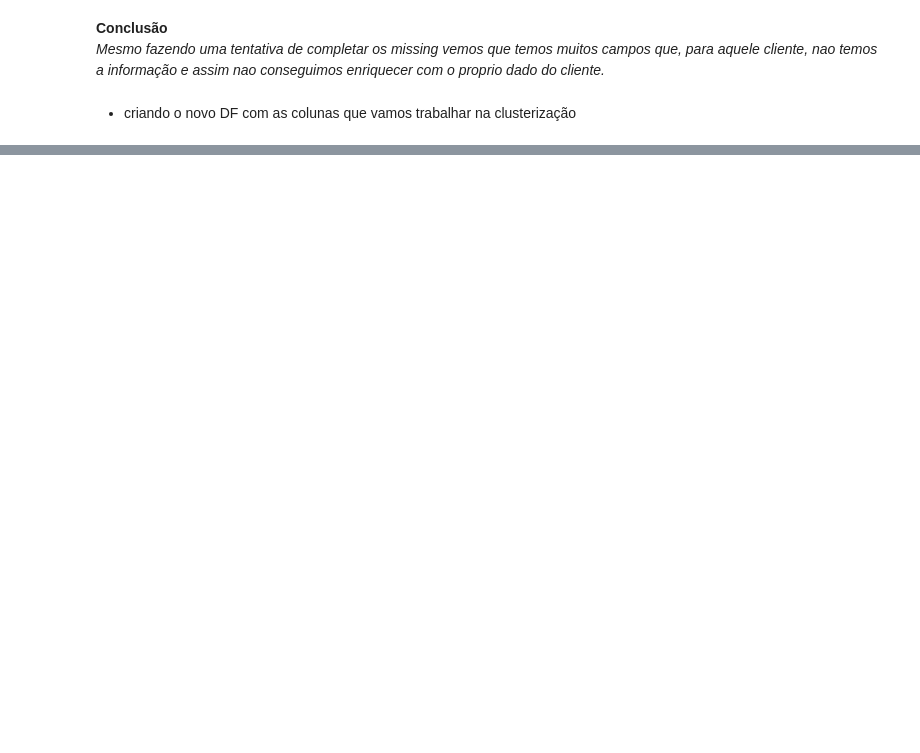
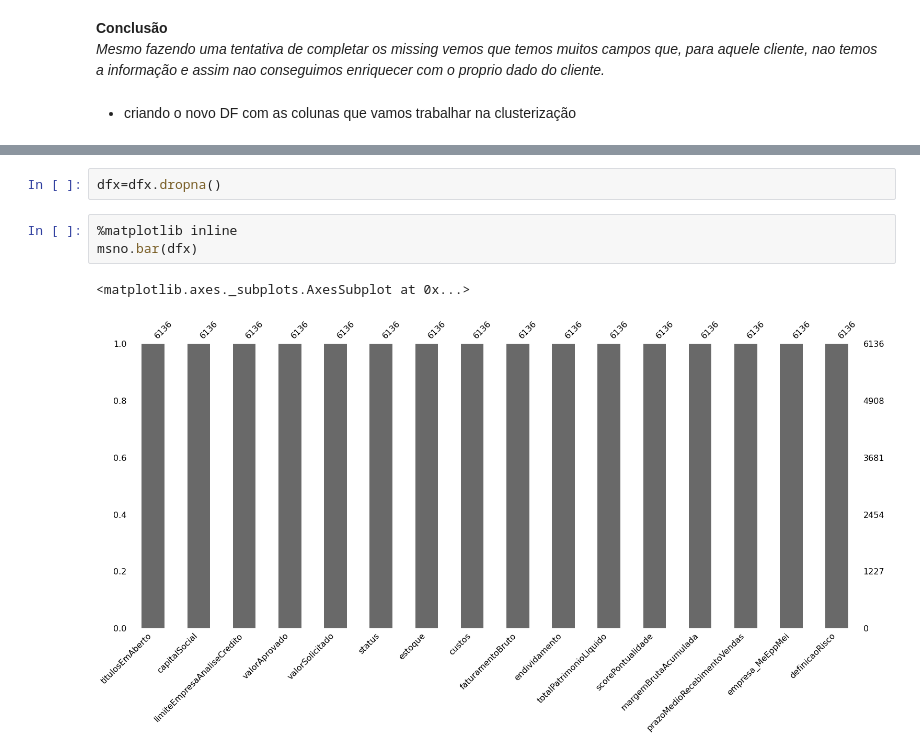
Before and after one commit to bartiralira/bootcampIA, a Jupyter notebook: BootCamp1.ipynb, the cells around one changed output, grey strips where cells are left out. Cells and saved outputs as stored; diff of their text form; blank space fills up the shorter version.

```diff
--- a/BootCamp1.ipynb
+++ b/BootCamp1.ipynb
@@ -400,0 +378,8 @@ Text(0.5, 1.0, 'Correlation matrix')
+# %%
+dfx=dfx.dropna()
+# %%
+%matplotlib inline
+msno.bar(dfx)
+# %% [output]
+<matplotlib.axes._subplots.AxesSubplot at 0x...>
+[figure, added]
```
Also changed, not shown: parts of 43 cells of this notebook.
